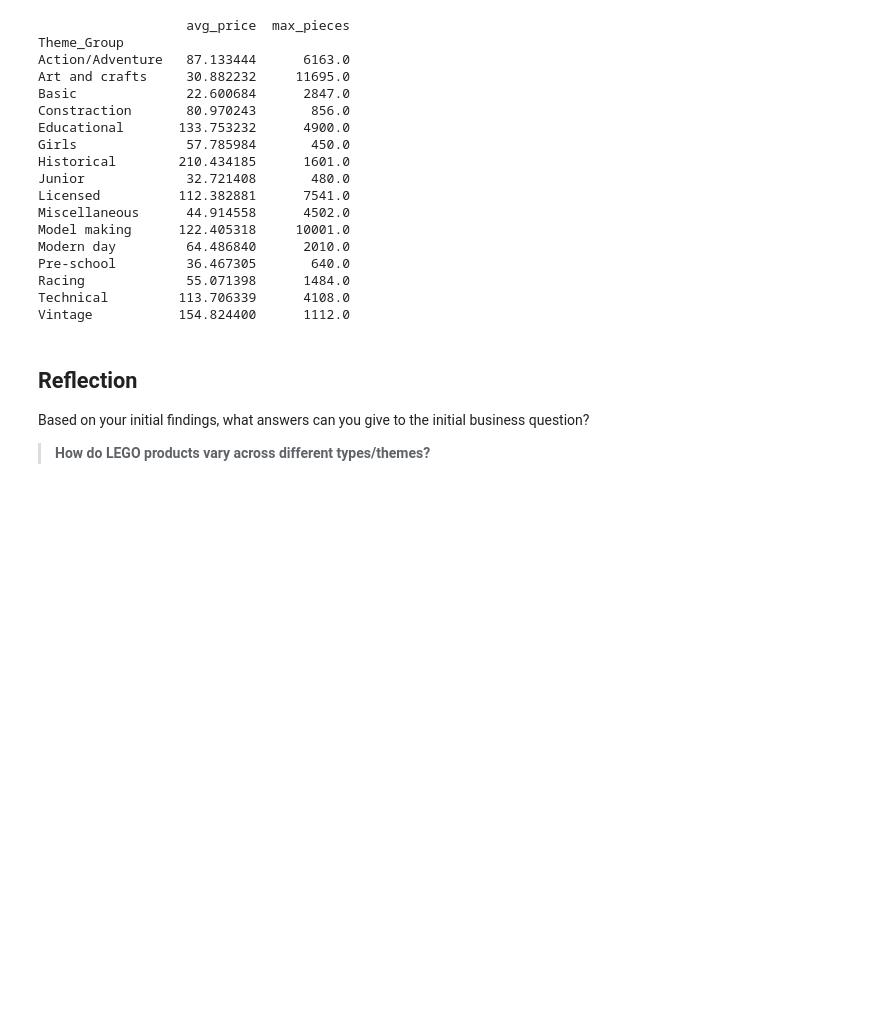
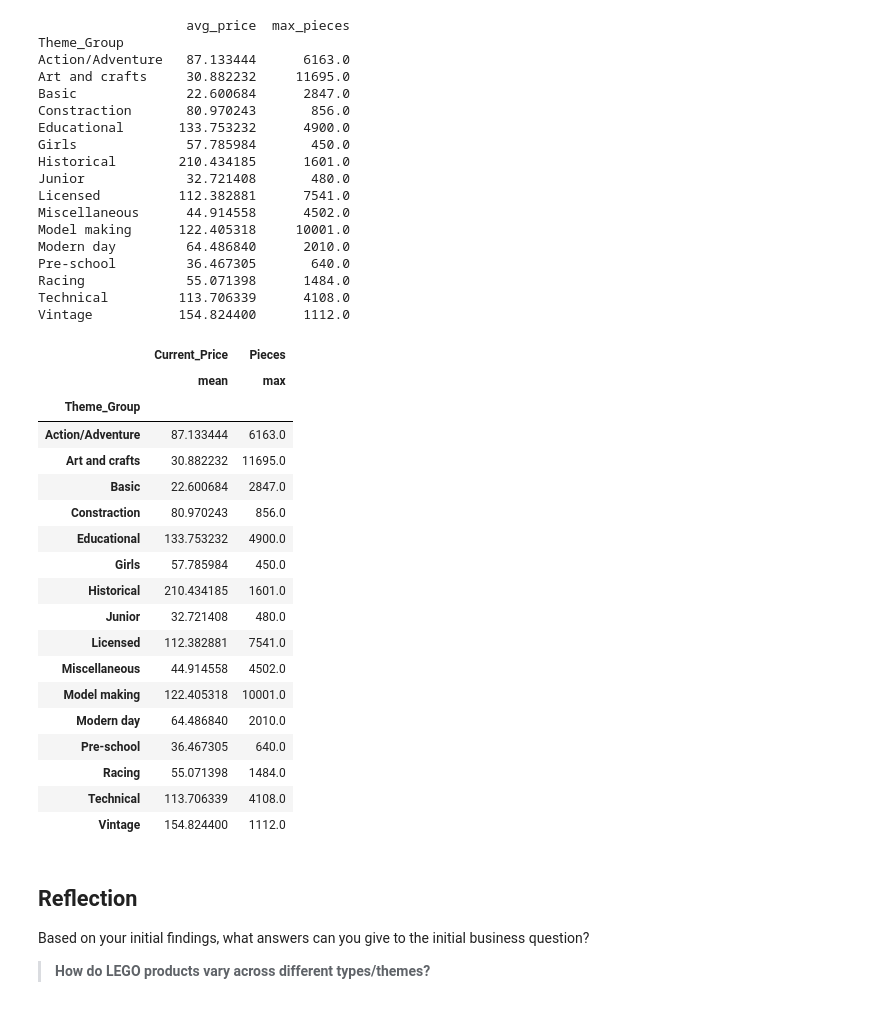
Before and after one commit to jelenavasic009-png/DSB-Unit-02, a Jupyter notebook: 02 - Exploring and Joining/04-exercise-descriptive-statistics-in-pandas.ipynb, the cells around one changed output. Drawn from its saved outputs; the diff is of its cells as text; code cells hidden in the pictures; blank space fills up the shorter version.

```diff
--- a/02 - Exploring and Joining/04-exercise-descriptive-statistics-in-pandas.ipynb
+++ b/02 - Exploring and Joining/04-exercise-descriptive-statistics-in-pandas.ipynb
@@ -162,6 +209,30 @@ Pre-school         36.467305       640.0
 Racing             55.071398      1484.0
 Technical         113.706339      4108.0
 Vintage           154.824400      1112.0
+# %%
+#prosjecna cijena i najveci broj komada za svaku grupu
+
+lego.groupby("Theme_Group").agg({"Current_Price":["mean"], "Pieces":["max"]})
+# %% [output]
+|  | Current_Price | Pieces |
+|  | mean | max |
+| Theme_Group |  |  |
+| Action/Adventure | 87.133444 | 6163.0 |
+| Art and crafts | 30.882232 | 11695.0 |
+| Basic | 22.600684 | 2847.0 |
+| Constraction | 80.970243 | 856.0 |
+| Educational | 133.753232 | 4900.0 |
+| Girls | 57.785984 | 450.0 |
+| Historical | 210.434185 | 1601.0 |
+| Junior | 32.721408 | 480.0 |
+| Licensed | 112.382881 | 7541.0 |
+| Miscellaneous | 44.914558 | 4502.0 |
+| Model making | 122.405318 | 10001.0 |
+| Modern day | 64.486840 | 2010.0 |
+| Pre-school | 36.467305 | 640.0 |
+| Racing | 55.071398 | 1484.0 |
+| Technical | 113.706339 | 4108.0 |
+| Vintage | 154.824400 | 1112.0 |
 # %% [markdown]
 ## Reflection
 
```
Also changed, not shown: parts of 7 cells of this notebook.
